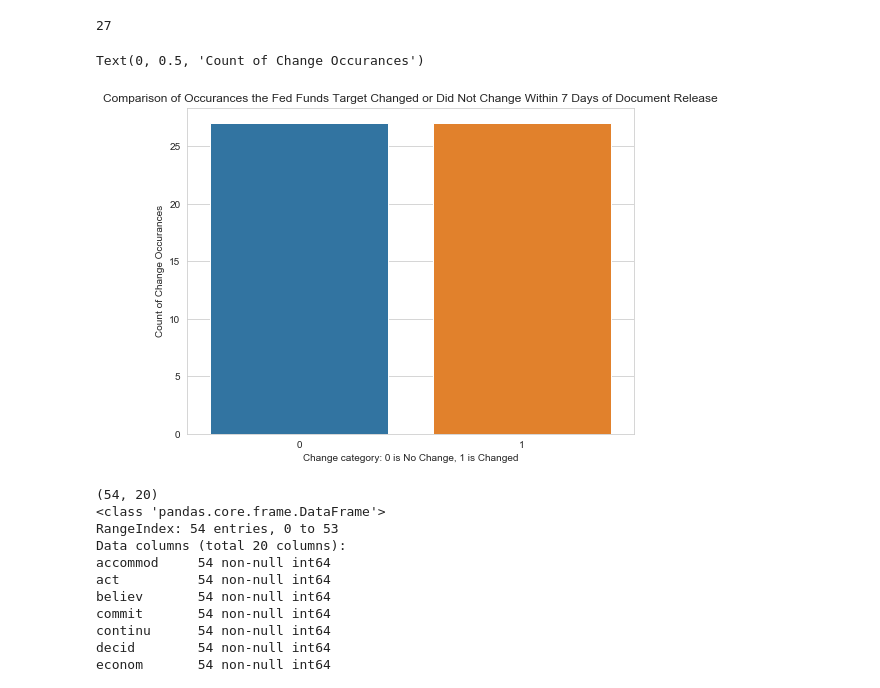
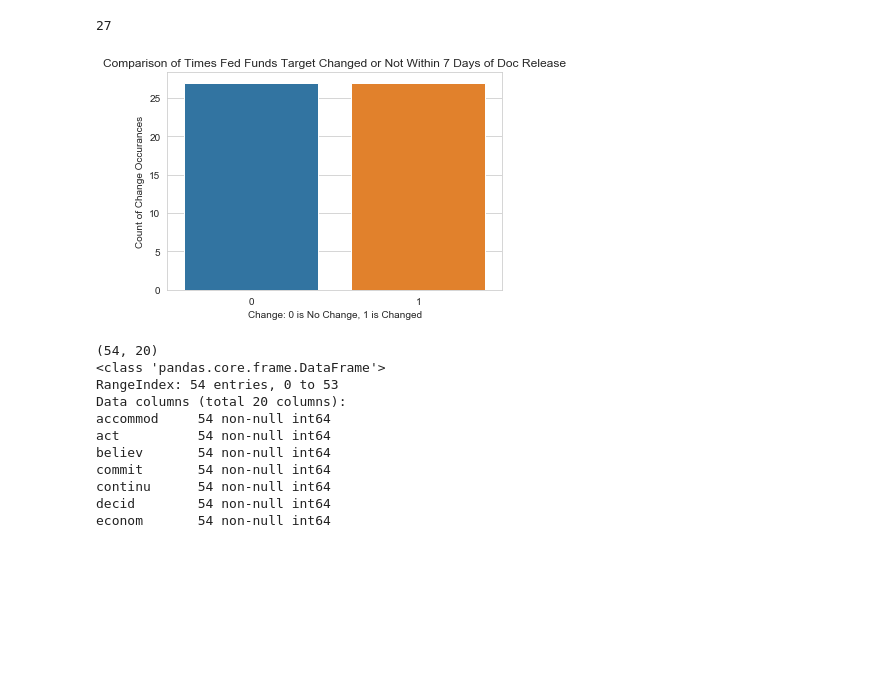
Before and after one commit to michellebonat/Fed_Funds_ML, a Jupyter notebook: Data.ipynb, the cells around one changed output. Saved outputs shown, nothing was run; the diff lists cells and outputs as text; code cells hidden in the pictures; blank space fills up the shorter version.

```diff
--- a/Data.ipynb
+++ b/Data.ipynb
@@ -305,8 +309,8 @@ Text(0.5, 0, 'Rates')
 # %%
-import seaborn as sns
-sns.set_style("whitegrid")
+# Plot a plot of the rates
 plt.plot(df)
 plt.title("Fed Funds Target Rates Over Time")
 plt.xlabel("Year")
 plt.ylabel("Rate (In Percent)")
+plt.savefig("images/rates_plot_over_time.png")
 # %% [output]
@@ -331,14 +334,15 @@ print(Total)
 # %% [output]
 27
 # %%
-# Visual of how often rates changed within 7 days of doc being released, versus did not change
+# Visual of how often rates changed within 7 days of doc being released,
+# versus did not change
 sns.countplot(change_df['Changed']);
-plt.title("Comparison of Occurances the Fed Funds Target Changed or Did Not Change Within 7 Days of Document Release")
-plt.xlabel("Change category: 0 is No Change, 1 is Changed")
+plt.title("Comparison of Times Fed Funds Target Changed or Not Within 7 Days of Doc Release")
+plt.xlabel("Change: 0 is No Change, 1 is Changed")
 plt.ylabel("Count of Change Occurances")
+plt.savefig("images/rates_changeornot_within7.png")
 # %% [output]
-Text(0, 0.5, 'Count of Change Occurances')
-[figure, old version]
+[figure, new version]
 # %%
 # TO DO: determine whether to keep this one or the one below, they use different df's for the analysis
 # Determine the top 20 most common words and display what they are; this is from the merged df
```
Also changed, not shown: parts of 3 cells of this notebook.
